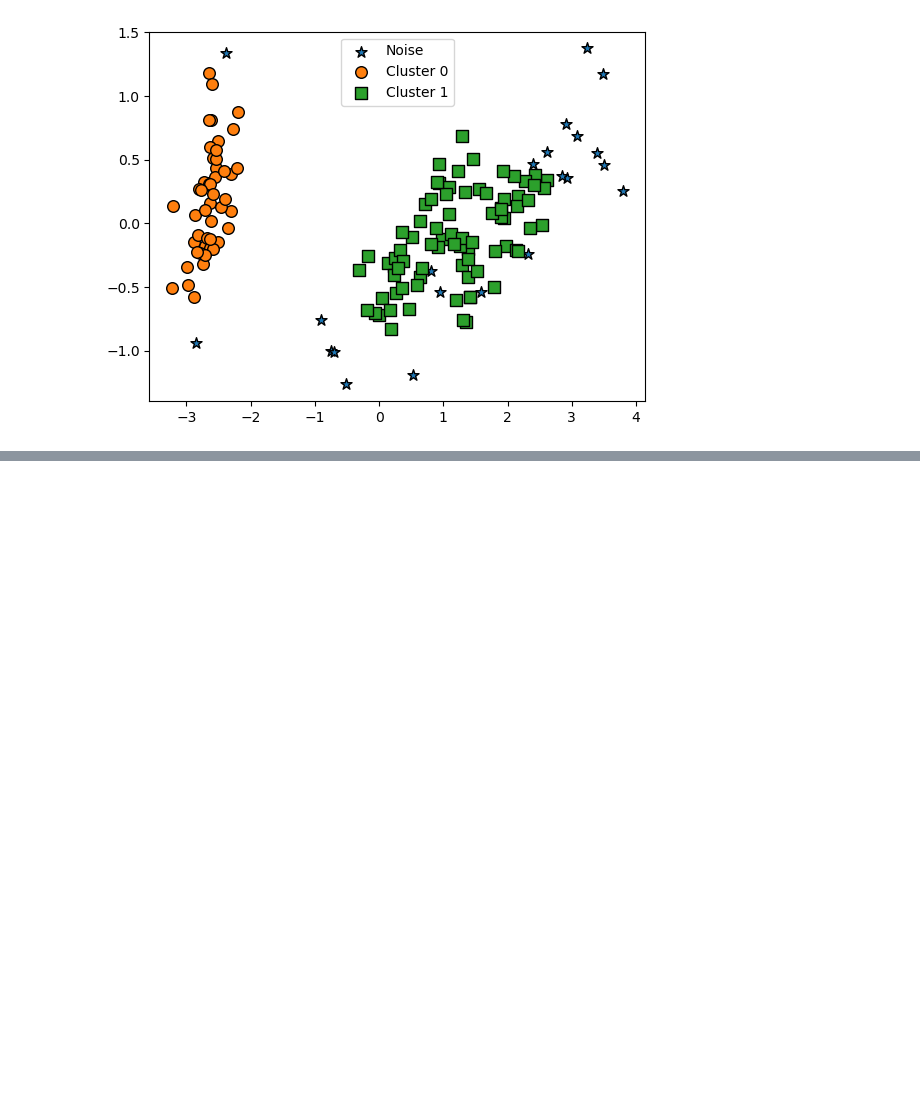
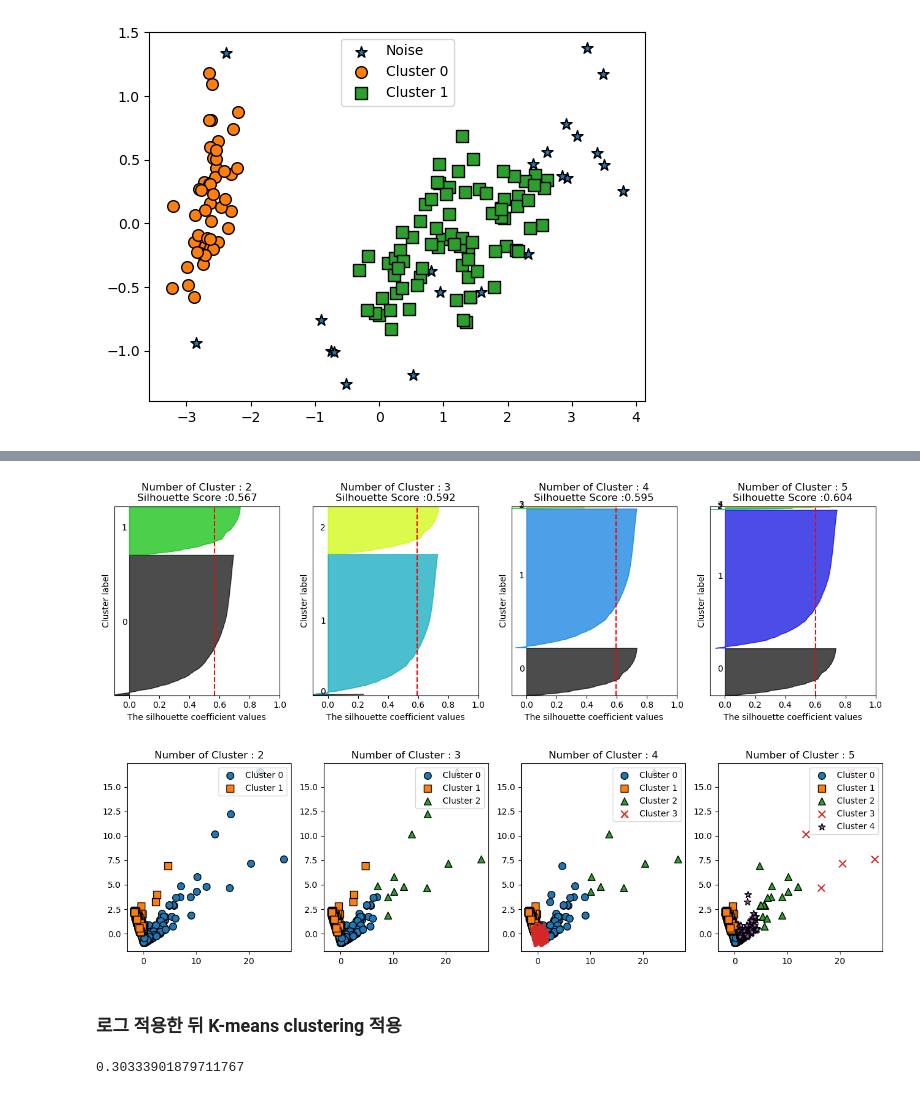
Before and after one commit to GwangwooHan/study, a Jupyter notebook: Kmeans_clustering/231101 clustering.ipynb, the cells around one changed output, grey strips where cells are left out. Drawn from its saved outputs; the diff is of its cells as text; code cells hidden in the pictures; blank space fills up the shorter version.

```diff
--- a/Kmeans_clustering/231101 clustering.ipynb
+++ b/Kmeans_clustering/231101 clustering.ipynb
@@ -237,0 +491,8 @@ Name: dbscan_cluster, dtype: int64
+# %%
+from sklearn.preprocessing import StandardScaler
+from sklearn.cluster import KMeans
+from sklearn.metrics import silhouette_score, silhouette_samples
+
+X_features = cust_df[['Recency', 'Frequency', 'Monetary']].values
+# %%
+X_features_scaled = StandardScaler().fit_transform(X_features)
@@ -237,0 +604,8 @@ Name: dbscan_cluster, dtype: int64
+# %%
+visualize_silhouette([2,3,4,5], X_features_scaled)
+visualize_kmeans_plot_multi([2,3,4,5], X_features_scaled)
+# %% [output]
+[figure, added]
+[figure, added]
+# %% [markdown]
+### 로그 적용한 뒤 K-means clustering 적용
@@ -237,0 +623,5 @@ Name: dbscan_cluster, dtype: int64
+# %%
+# 실루엣 스코어
+print(silhouette_score(X_features_scaled, labels))
+# %% [output]
+0.30333901879711767
```
Also changed, not shown: parts of 36 cells of this notebook, 1 other file.
